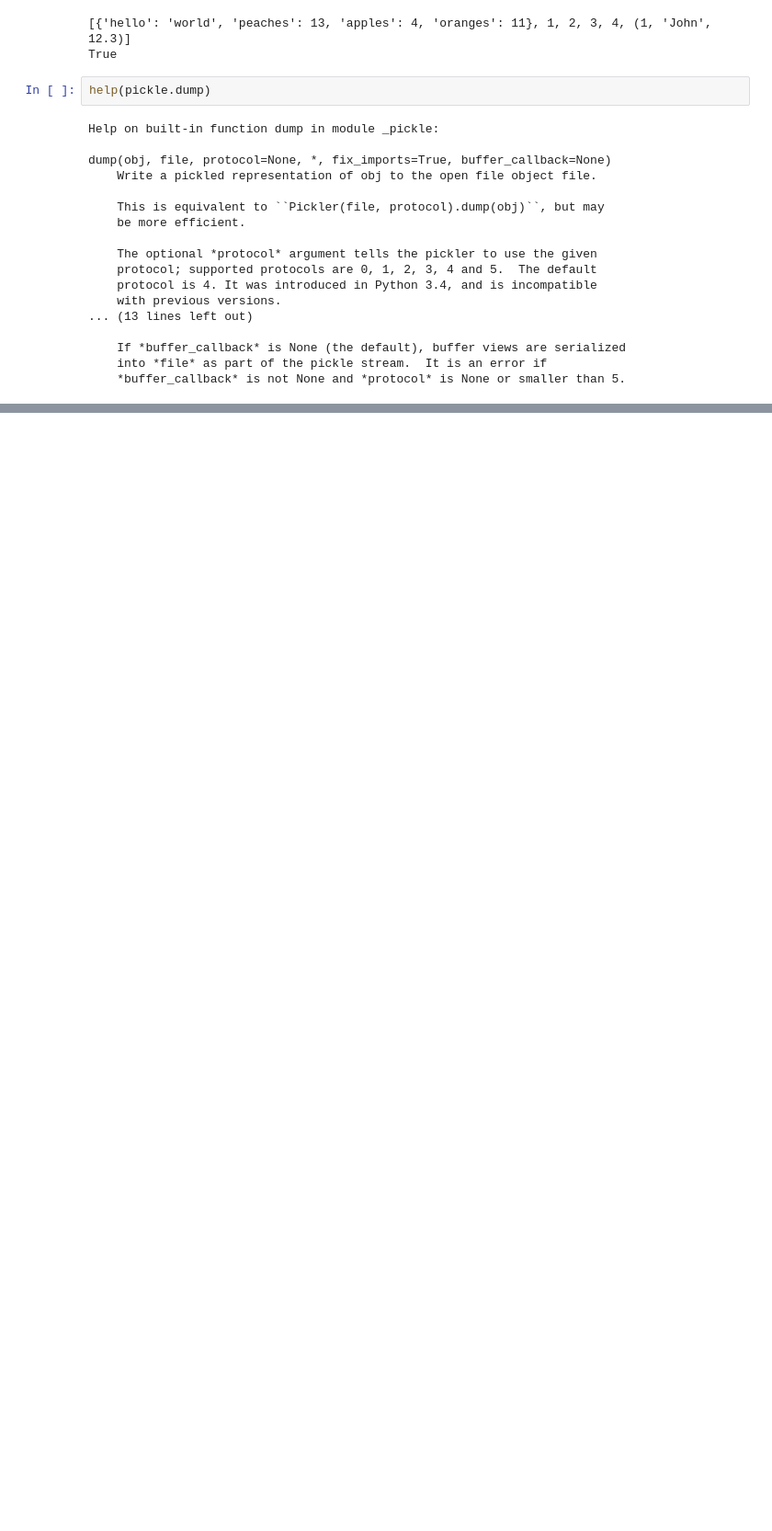
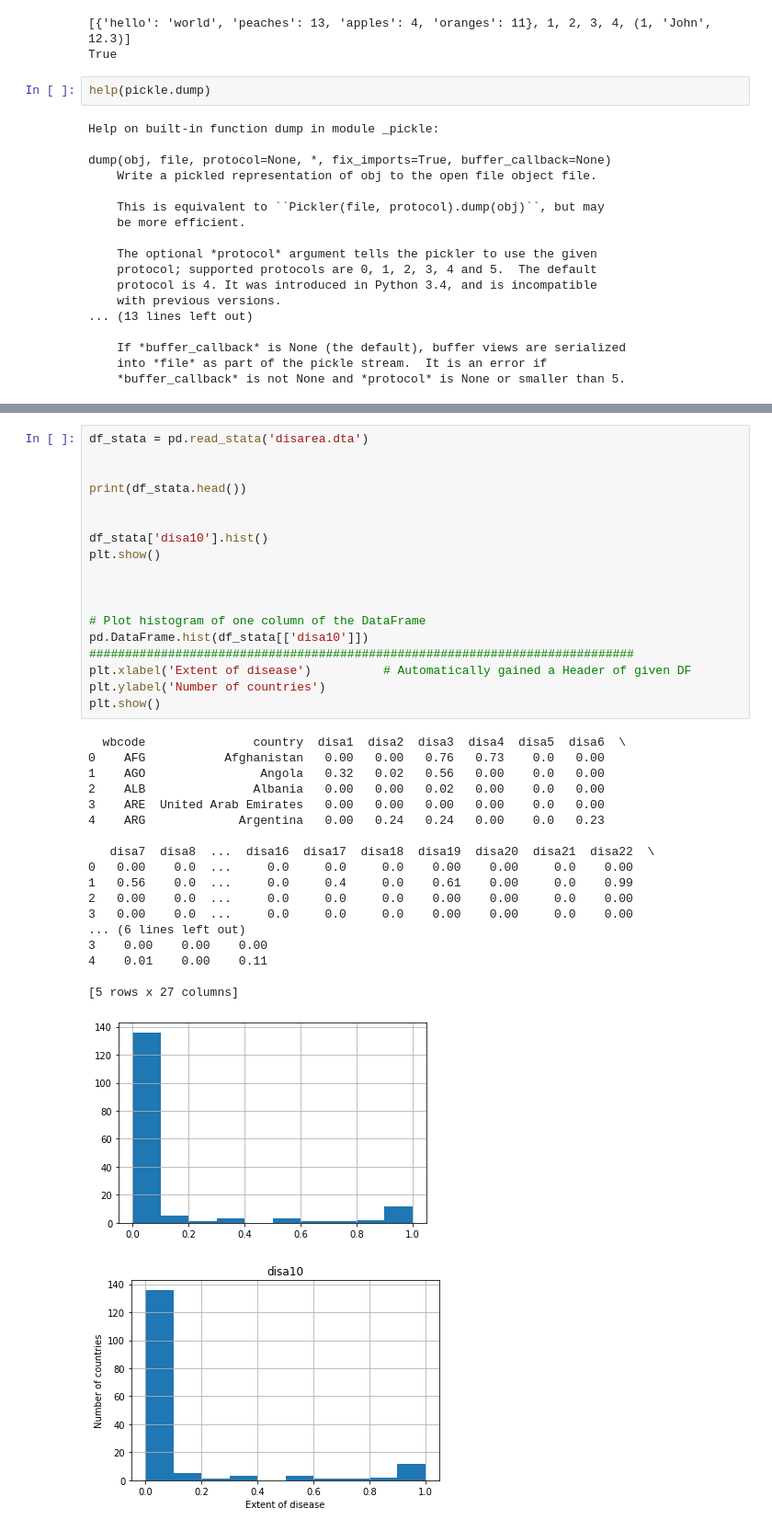
Before and after one commit to johnhhu2020/DataCamp-Data-Scientist-with-Python-Track, a Jupyter notebook: DataCamp Introduction to Importing Data in Python.ipynb, the cells around one changed output, grey strips where cells are left out. Shown at 92% size. Drawn from its saved outputs; the diff is of its cells as text; blank space fills up the shorter version.

```diff
--- a/DataCamp Introduction to Importing Data in Python.ipynb
+++ b/DataCamp Introduction to Importing Data in Python.ipynb
@@ -1090,0 +1409,37 @@ Possible Answers
+# %%
+df_stata = pd.read_stata('disarea.dta')
+
+
+print(df_stata.head())
+
+
+df_stata['disa10'].hist()
+plt.show()
+
+
+
+# Plot histogram of one column of the DataFrame
+pd.DataFrame.hist(df_stata[['disa10']])  ############################################################################
+plt.xlabel('Extent of disease')          # Automatically gained a Header of given DF
+plt.ylabel('Number of countries')
+plt.show()
+# %% [output]
+  wbcode               country  disa1  disa2  disa3  disa4  disa5  disa6  \
+0    AFG           Afghanistan   0.00   0.00   0.76   0.73    0.0   0.00
+1    AGO                Angola   0.32   0.02   0.56   0.00    0.0   0.00
+2    ALB               Albania   0.00   0.00   0.02   0.00    0.0   0.00
+3    ARE  United Arab Emirates   0.00   0.00   0.00   0.00    0.0   0.00
+4    ARG             Argentina   0.00   0.24   0.24   0.00    0.0   0.23
+
+   disa7  disa8  ...  disa16  disa17  disa18  disa19  disa20  disa21  disa22  \
+0   0.00    0.0  ...     0.0     0.0     0.0    0.00    0.00     0.0    0.00
+1   0.56    0.0  ...     0.0     0.4     0.0    0.61    0.00     0.0    0.99
+2   0.00    0.0  ...     0.0     0.0     0.0    0.00    0.00     0.0    0.00
+3   0.00    0.0  ...     0.0     0.0     0.0    0.00    0.00     0.0    0.00
+... (6 lines left out)
+3    0.00    0.00    0.00
+4    0.01    0.00    0.11
+
+[5 rows x 27 columns]
+[figure, added]
+[figure, added]
```
Also changed, not shown: parts of 29 cells of this notebook.
